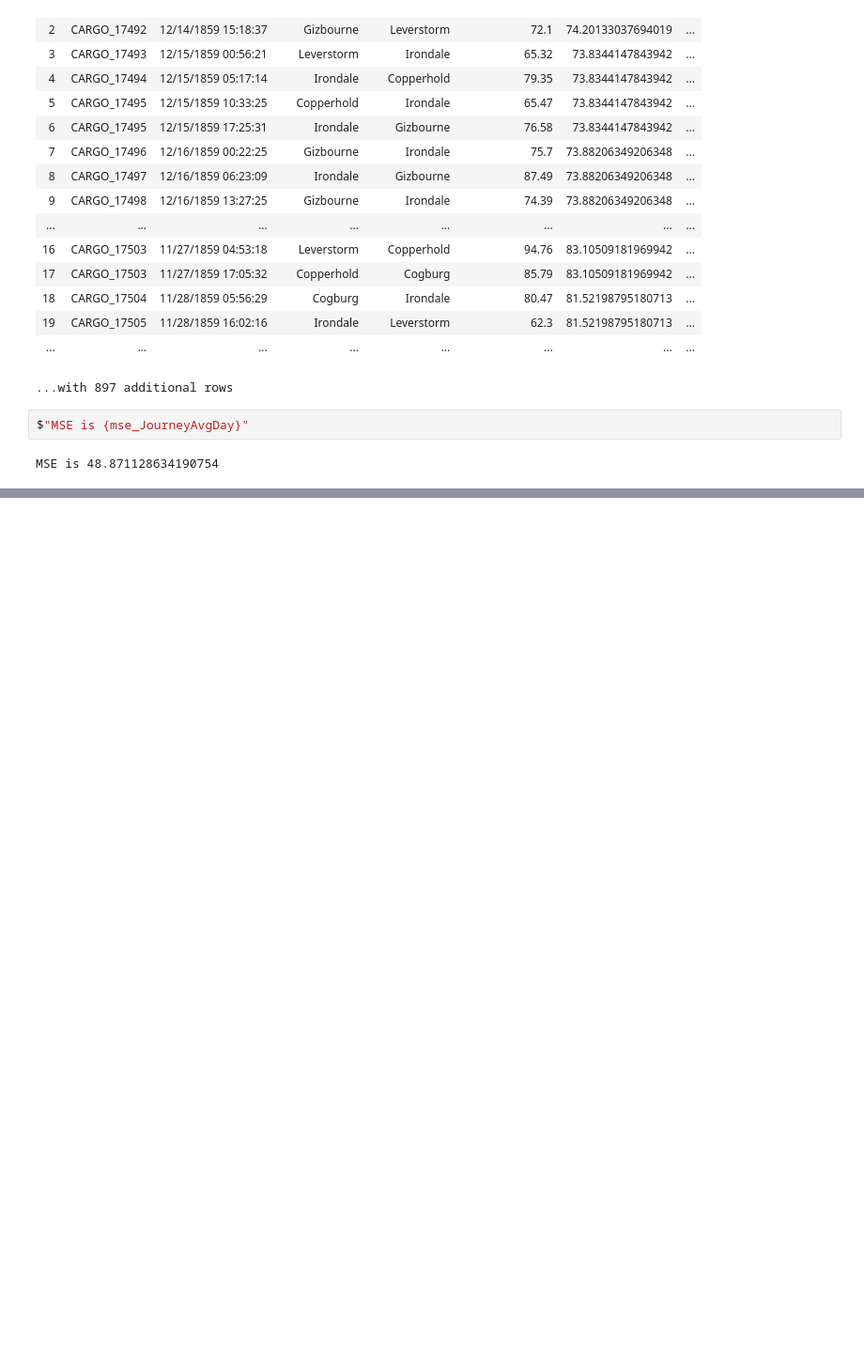
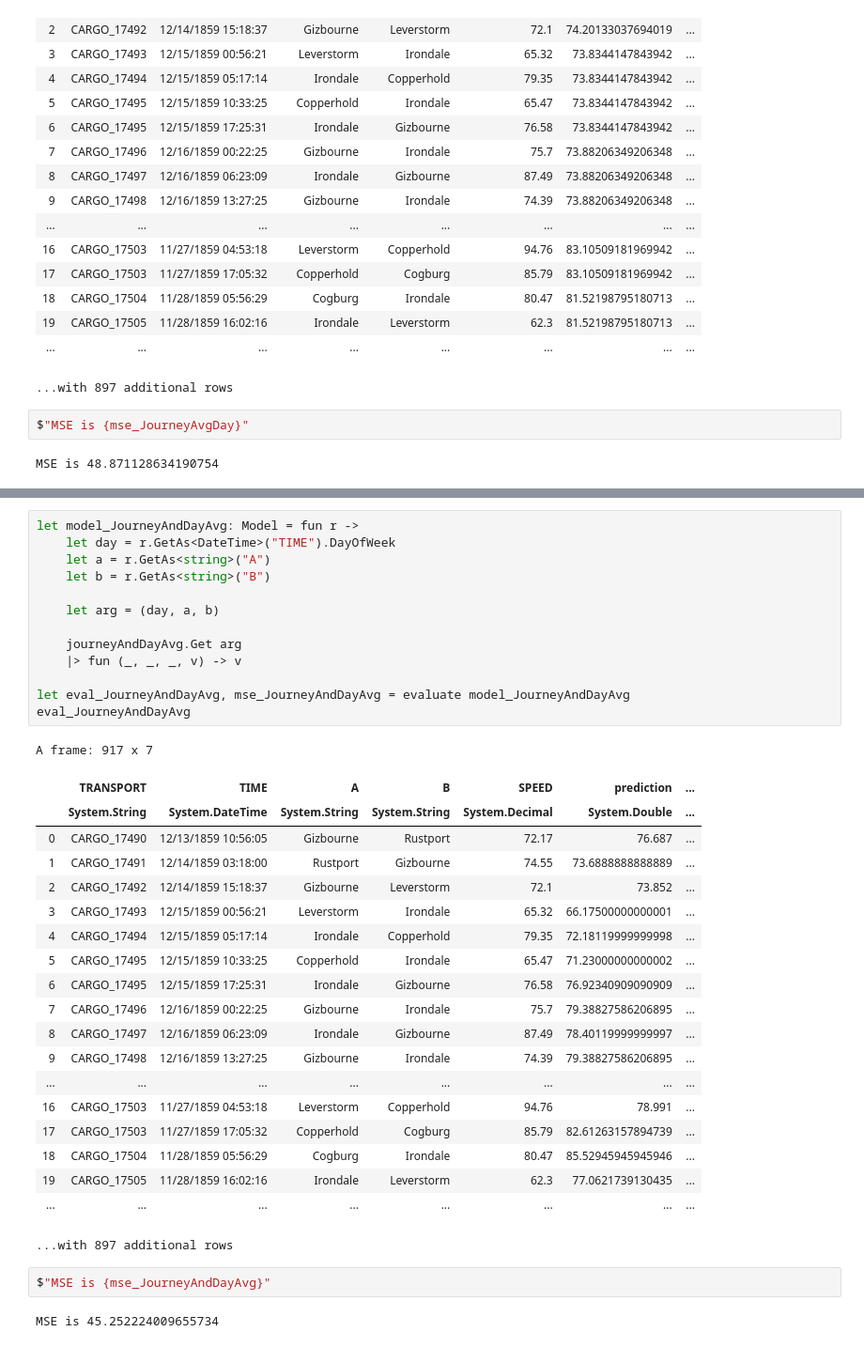
Before and after one commit to oscarsommerer/TransportTycoon, a Jupyter notebook: 23/23.ipynb, the cells around one changed output, grey strips where cells are left out. Shown at 94% size. Drawn from its saved outputs; the diff is of its cells as text; blank space fills up the shorter version.

Commit message:
23: day+journey model

```diff
--- a/23/23.ipynb
+++ b/23/23.ipynb
@@ -270,0 +327,38 @@ plotAll ordered
+# %%
+let model_JourneyAndDayAvg: Model = fun r ->
+    let day = r.GetAs<DateTime>("TIME").DayOfWeek
+    let a = r.GetAs<string>("A")
+    let b = r.GetAs<string>("B")
+
+    let arg = (day, a, b)
+
+    journeyAndDayAvg.Get arg
+    |> fun (_, _, _, v) -> v
+
+let eval_JourneyAndDayAvg, mse_JourneyAndDayAvg = evaluate model_JourneyAndDayAvg
+eval_JourneyAndDayAvg
+# %% [output]
+A frame: 917 x 7
+|  | TRANSPORT | TIME | A | B | SPEED | prediction | ... |
+|  | System.String | System.DateTime | System.String | System.String | System.Decimal | System.Double | ... |
+| 0 | CARGO_17490 | 12/13/1859 10:56:05 | Gizbourne | Rustport | 72.17 | 76.687 | ... |
+| 1 | CARGO_17491 | 12/14/1859 03:18:00 | Rustport | Gizbourne | 74.55 | 73.6888888888889 | ... |
+| 2 | CARGO_17492 | 12/14/1859 15:18:37 | Gizbourne | Leverstorm | 72.1 | 73.852 | ... |
+| 3 | CARGO_17493 | 12/15/1859 00:56:21 | Leverstorm | Irondale | 65.32 | 66.17500000000001 | ... |
+| 4 | CARGO_17494 | 12/15/1859 05:17:14 | Irondale | Copperhold | 79.35 | 72.18119999999998 | ... |
+| 5 | CARGO_17495 | 12/15/1859 10:33:25 | Copperhold | Irondale | 65.47 | 71.23000000000002 | ... |
+| 6 | CARGO_17495 | 12/15/1859 17:25:31 | Irondale | Gizbourne | 76.58 | 76.92340909090909 | ... |
+| 7 | CARGO_17496 | 12/16/1859 00:22:25 | Gizbourne | Irondale | 75.7 | 79.38827586206895 | ... |
+| 8 | CARGO_17497 | 12/16/1859 06:23:09 | Irondale | Gizbourne | 87.49 | 78.40119999999997 | ... |
+| 9 | CARGO_17498 | 12/16/1859 13:27:25 | Gizbourne | Irondale | 74.39 | 79.38827586206895 | ... |
+| ... | ... | ... | ... | ... | ... | ... | ... |
+| 16 | CARGO_17503 | 11/27/1859 04:53:18 | Leverstorm | Copperhold | 94.76 | 78.991 | ... |
+| 17 | CARGO_17503 | 11/27/1859 17:05:32 | Copperhold | Cogburg | 85.79 | 82.61263157894739 | ... |
+| 18 | CARGO_17504 | 11/28/1859 05:56:29 | Cogburg | Irondale | 80.47 | 85.52945945945946 | ... |
+| 19 | CARGO_17505 | 11/28/1859 16:02:16 | Irondale | Leverstorm | 62.3 | 77.0621739130435 | ... |
+| ... | ... | ... | ... | ... | ... | ... | ... |
+...with 897 additional rows
+# %%
+$"MSE is {mse_JourneyAndDayAvg}"
+# %% [output]
+MSE is 45.252224009655734
```
Also changed, not shown: parts of 6 cells of this notebook.
